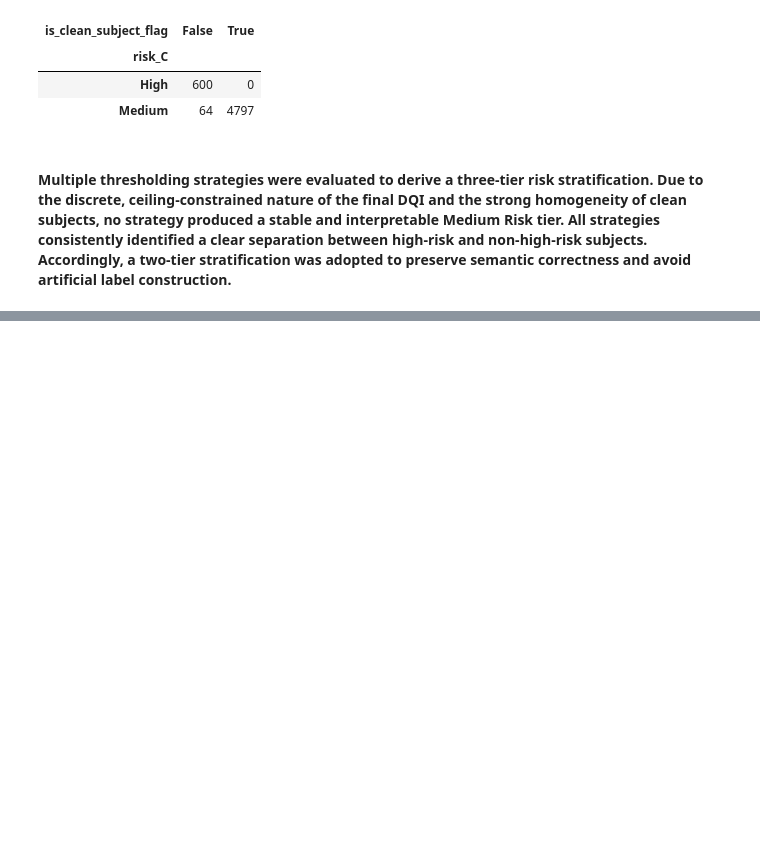
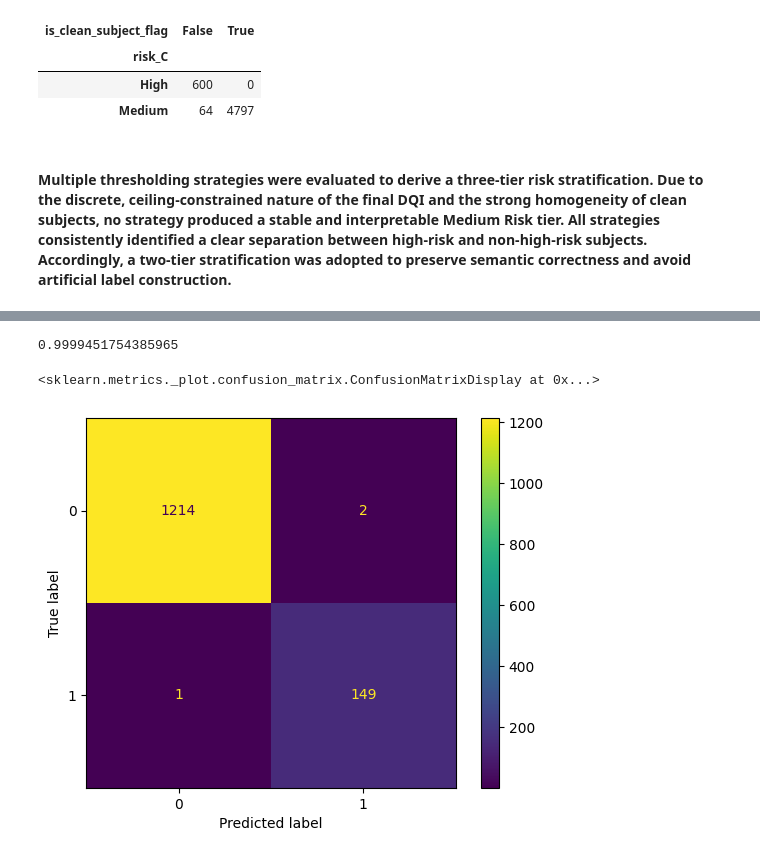
Before and after one commit to Saber0722/Operational-Dataflow, a Jupyter notebook: notebooks/model_traiing.ipynb, the cells around one changed output, grey strips where cells are left out. Cells and saved outputs as stored; diff of their text form; code cells hidden in the pictures; blank space fills up the shorter version.

```diff
--- a/notebooks/model_traiing.ipynb
+++ b/notebooks/model_traiing.ipynb
@@ -281,0 +397,2 @@ pd.crosstab(df["risk_C"], df["is_clean_subject_flag"])
+# %%
+X = X.drop(columns=["consistency_flag"])
@@ -281,0 +429,14 @@ pd.crosstab(df["risk_C"], df["is_clean_subject_flag"])
+# %%
+# train-test split
+from sklearn.model_selection import train_test_split
+
+X_train, X_test, y_train, y_test = train_test_split(
+    X,
+    y,
+    test_size=0.25,
+    stratify=y,
+    random_state=42
+)
+
+# Sanity check
+y_train.mean(), y_test.mean()
@@ -281,0 +447,15 @@ pd.crosstab(df["risk_C"], df["is_clean_subject_flag"])
+# %%
+from sklearn.preprocessing import StandardScaler
+from sklearn.linear_model import LogisticRegression
+from sklearn.pipeline import Pipeline
+
+logreg = Pipeline([
+    ("scaler", StandardScaler()),
+    ("clf", LogisticRegression(
+        class_weight="balanced",
+        max_iter=1000,
+        random_state=42
+    ))
+])
+
+logreg.fit(X_train, y_train)
@@ -281,0 +467,4 @@ pd.crosstab(df["risk_C"], df["is_clean_subject_flag"])
+# %%
+# predictions
+y_pred = logreg.predict(X_test)
+y_prob = logreg.predict_proba(X_test)[:, 1]
@@ -281,0 +485,18 @@ pd.crosstab(df["risk_C"], df["is_clean_subject_flag"])
+# %%
+# ROC AUC
+from sklearn.metrics import roc_auc_score
+
+roc_auc_score(y_test, y_prob)
+# %% [output]
+0.9999451754385965
+# %%
+from sklearn.metrics import ConfusionMatrixDisplay
+
+ConfusionMatrixDisplay.from_predictions(
+    y_test,
+    y_pred,
+    values_format="d"
+)
+# %% [output]
+<sklearn.metrics._plot.confusion_matrix.ConfusionMatrixDisplay at 0x...>
+[figure, added]
```
Also changed, not shown: parts of 33 cells of this notebook, 5 other files.
